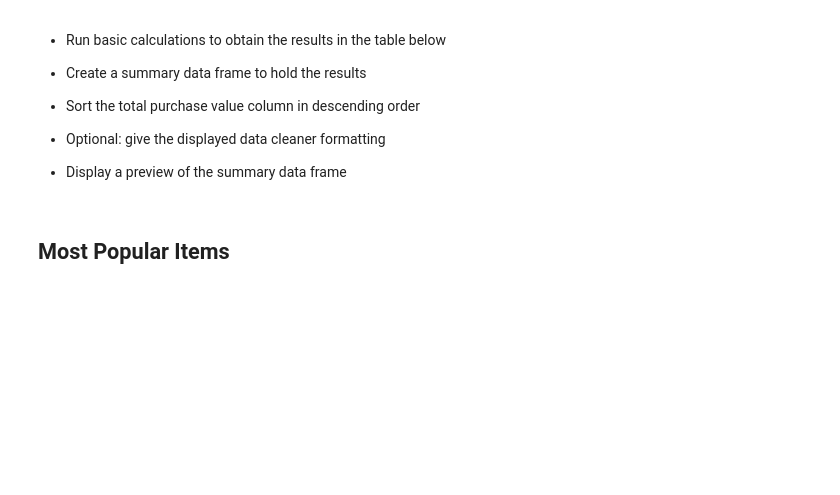
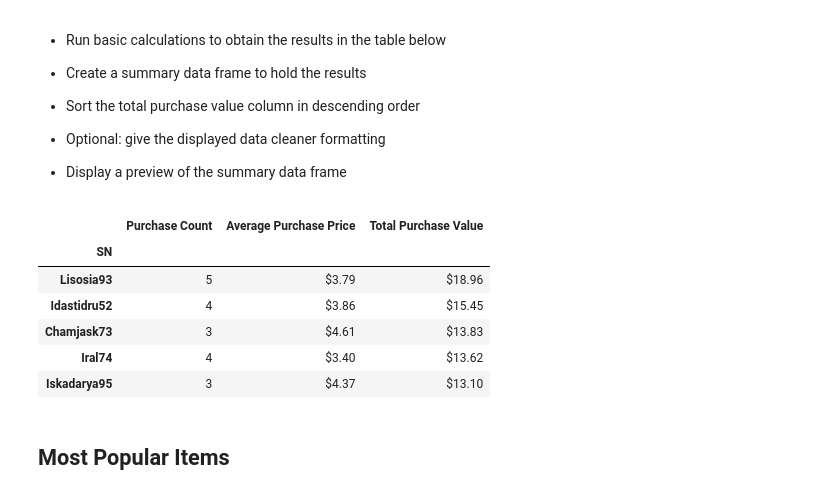
Before and after one commit to xiaoran-w-li/pandas-challenge, a Jupyter notebook: HeroesOfPymoli/HeroesOfPymoli_Xiaoran Li.ipynb, the cells around one changed output. Cells and saved outputs as stored; diff of their text form; code cells hidden in the pictures; blank space fills up the shorter version.

Commit message:
Highest Spenders analysis

```diff
--- a/HeroesOfPymoli/HeroesOfPymoli_Xiaoran Li.ipynb
+++ b/HeroesOfPymoli/HeroesOfPymoli_Xiaoran Li.ipynb
@@ -284,6 +284,37 @@ purchasing_analysis_grouped
 
 
 * Display a preview of the summary data frame
+# %%
+#sort by and combine screen names, create groupby object, convert to dataframe
+grouped_spender_data = pd.DataFrame(purchase_data.groupby(["SN"]).aggregate({"Price": "sum"}))
+
+#find number of times screen name appears on list
+grouped_spender_data["Purchase Count"] = pd.DataFrame(purchase_data["SN"].value_counts())
+
+#sort into highest spenders
+grouped_spender_data = grouped_spender_data.sort_values(["Price"], ascending = False)
+
+#rename Price column
+grouped_spender_data = grouped_spender_data.rename(columns={"Price":"Total Purchase Value"})
+
+#find average purchase price
+grouped_spender_data["Average Purchase Price"] = grouped_spender_data["Total Purchase Value"] / grouped_spender_data["Purchase Count"]
+
+#rearrange columns
+grouped_spender_data = grouped_spender_data[["Purchase Count", "Average Purchase Price", "Total Purchase Value"]]
+
+#format monetary columns
+grouped_spender_data["Average Purchase Price"] = grouped_spender_data["Average Purchase Price"].apply(lambda x: "${:.2f}".format(x))
+grouped_spender_data["Total Purchase Value"] = grouped_spender_data["Total Purchase Value"].apply(lambda x: "${:.2f}".format(x))
+grouped_spender_data.head()
+# %% [output]
+|  | Purchase Count | Average Purchase Price | Total Purchase Value |
+| SN |  |  |  |
+| Lisosia93 | 5 | $3.79 | $18.96 |
+| Idastidru52 | 4 | $3.86 | $15.45 |
+| Chamjask73 | 3 | $4.61 | $13.83 |
+| Iral74 | 4 | $3.40 | $13.62 |
+| Iskadarya95 | 3 | $4.37 | $13.10 |
 # %% [markdown]
 ## Most Popular Items
 # %% [markdown]
```
Also changed, not shown: parts of 1 cell of this notebook.
